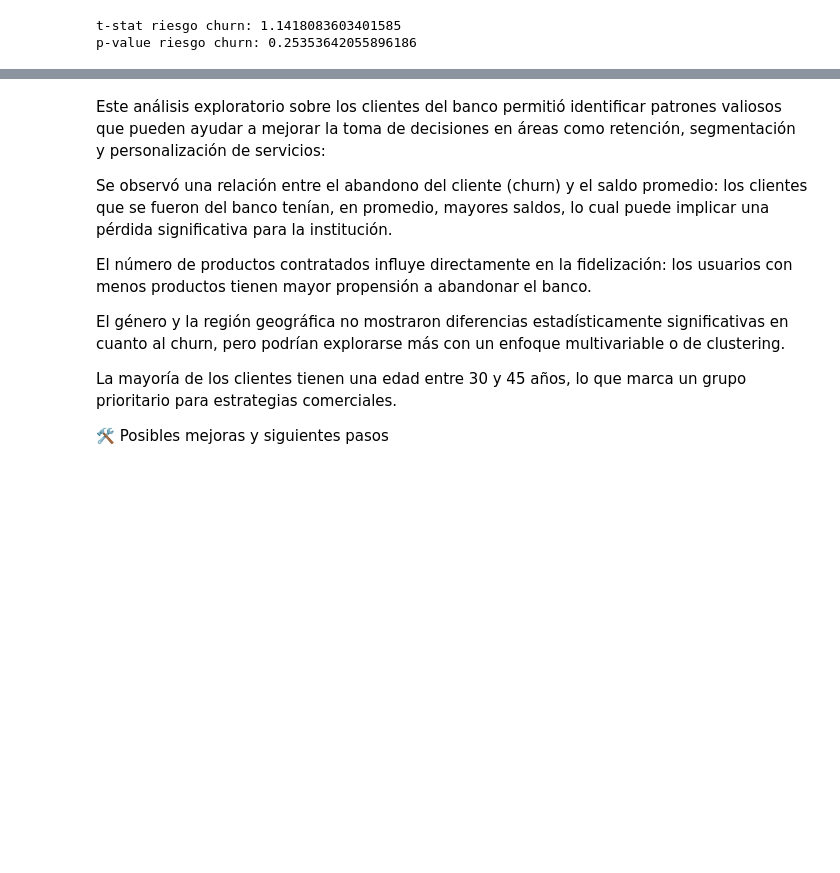
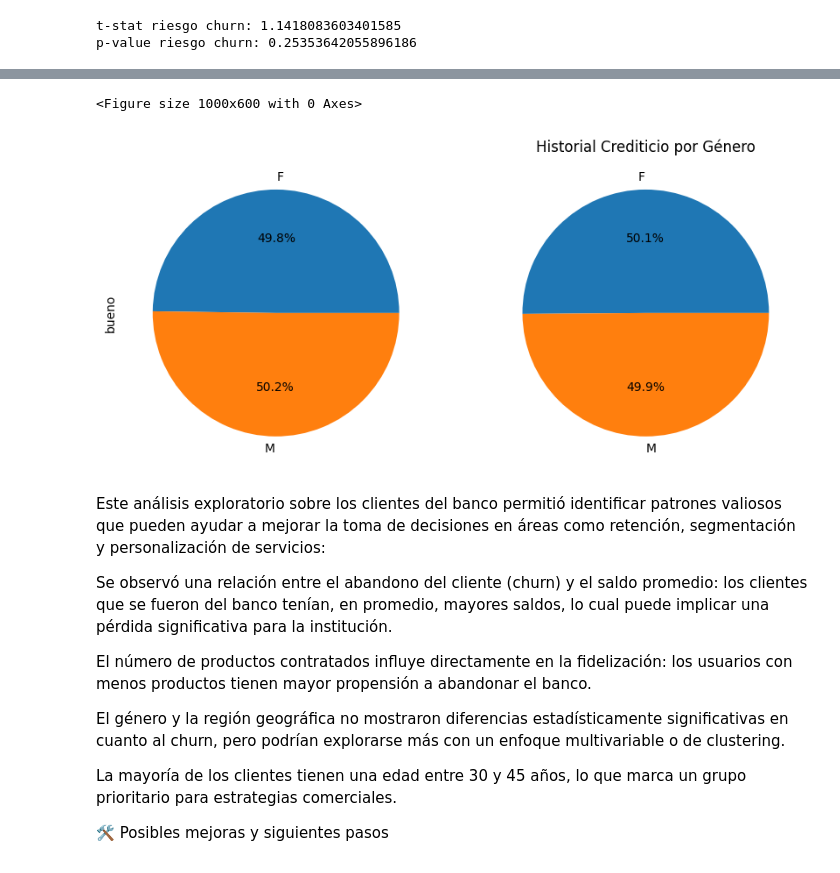
Before and after one commit to Angelitomixmatalosjaja/banco, a Jupyter notebook: banco.ipynb, the cells around one changed output, grey strips where cells are left out. Saved outputs shown, nothing was run; the diff lists cells and outputs as text; code cells hidden in the pictures; blank space fills up the shorter version.

```diff
--- a/banco.ipynb
+++ b/banco.ipynb
@@ -164,3 +177,14 @@ p-value riesgo churn: 0.25353642055896186
+# %%
+##piechart de buen y mal historial crediticio por genero
+plt.figure(figsize=(10, 6))
+historial_crediticio_counts = df.groupby(['genero', 'historial_crediticio']).size().unstack()
+historial_crediticio_counts.plot(kind='pie', subplots=True, autopct='%1.1f%%', figsize=(10, 6), legend=False)
+plt.title('Historial Crediticio por Género')
+plt.ylabel('')
+plt.show()
+# %% [output]
+<Figure size 1000x600 with 0 Axes>
+[figure, added]
 # %% [markdown]
 Este análisis exploratorio sobre los clientes del banco permitió identificar patrones valiosos que pueden ayudar a mejorar la toma de decisiones en áreas como retención, segmentación y personalización de servicios:
 
```
Also changed, not shown: parts of 1 cell of this notebook.
